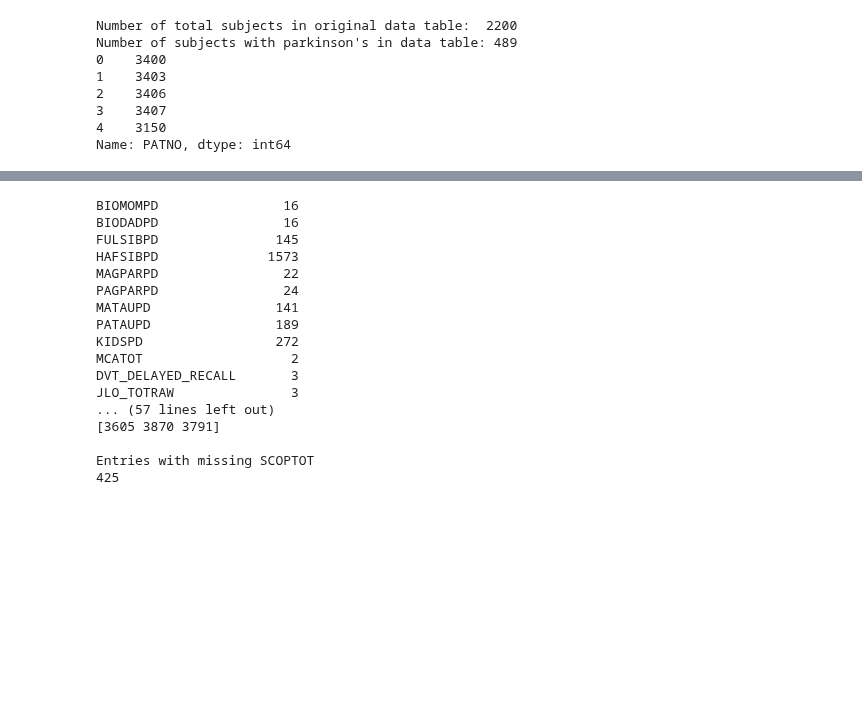
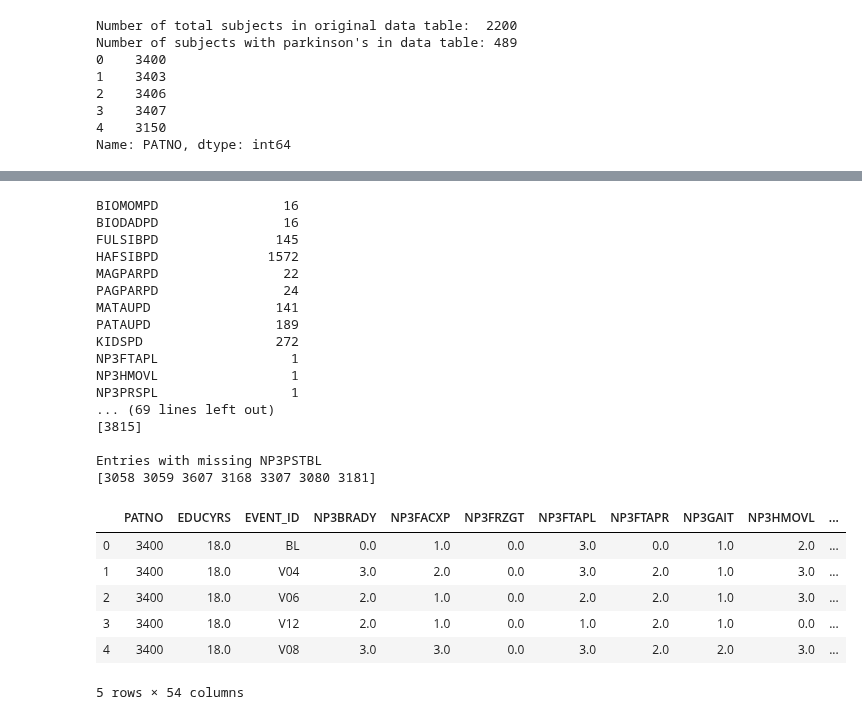
Before and after one commit to Tjersland/Master_2020_Prediction_of_Psychosis_in_Parkinsons_Patients_using_Machine_learning, a Jupyter notebook: Joining_trond.ipynb, the cells around one changed output, grey strips where cells are left out. Cells and saved outputs as stored; diff of their text form; code cells hidden in the pictures; blank space fills up the shorter version.

Commit message:
Update Joining_trond.ipynb
Tremor, Pigd, Dichotomization

```diff
--- a/Joining_trond.ipynb
+++ b/Joining_trond.ipynb
@@ -81,13 +82,14 @@ SCOP = pd.read_csv("Non-motor_Assessments/SCOPA-AUT.csv").loc[:,["PATNO", LED[lo
 
 
 #Importing data tables from motor
-MSU3 = pd.read_csv("Motor___MDS-UPDRS/MDS_UPDRS_Part_III.csv").loc[:,["PATNO", LED[long_flag], "NP3SPCH", "NP3FACXP", \
-    "NP3RIGN", "NP3RIGRU", "NP3RIGRU", "PN3RIGRL", "NP3RIGLL", "NP3FTAPR", "NP3FTAPL", "NP3HMOVR", "NP3HMOVL", "NP3PRSPR", "NP3PRSPL", \
-    "NP3TTAPR", "NP3TTAPL", "NP3TTAPL", "NP3LGAGL", "NP3RISNG", "NP3GAIT", "NP3FRZGT", "NP3PSTBL", "NP3POSTR", "NP3BRADY", "NP3PTRMR", \
-    "NP3PTRML", "NP3KTRMR", "NP3KTRML", "NP3RTARU", "NP3RTALU", "NP3RTARL", "NP3RTALL", "NP3RTALJ", "NP3RTCON", "PD_MED_USE", "PAG_NAME"]]
+MSU3 = pd.read_csv("Motor___MDS-UPDRS/MDS_UPDRS_Part_III.csv").loc[:,["PATNO", LED[long_flag], 'NP3BRADY', 'NP3FACXP', 'NP3FRZGT', \
+    'NP3FTAPL', 'NP3FTAPR', 'NP3GAIT', 'NP3HMOVL', 'NP3HMOVR', 'NP3KTRML', 'NP3KTRMR', 'NP3LGAGL', 'NP3POSTR', 'NP3PRSPL', 'NP3PRSPR', \
+    'NP3PSTBL', 'NP3PTRML', 'NP3PTRMR', 'NP3RIGLL', 'PN3RIGRL', 'NP3RIGN', 'NP3RIGRU', 'NP3RISNG', 'NP3RTALJ', 'NP3RTALL', 'NP3RTALU', \
+    'NP3RTARL', 'NP3RTARU', 'NP3RTCON', 'NP3SPCH', 'NP3TTAPL', 'NP3TTAPR', 'PAG_NAME', 'PD_MED_USE']]
 MSU1 = pd.read_csv("Motor___MDS-UPDRS/MDS_UPDRS_Part_I.csv").loc[:,["PATNO", LED[long_flag], "NP1HALL", "NP1COG"]]
+MSU2 = pd.read_csv ("Motor___MDS-UPDRS/MDS_UPDRS_Part_II__Patient_Questionnaire.csv").loc[:,["PATNO", LED[long_flag], "NP2TRMR", "NP2WALK", "NP2FREZ"]]
 
-
+np
 
 #Importing data tables from subject characteristics
 FMHS = pd.read_csv("_Subject_Characteristics/Family_History__PD_.csv").loc[:,["PATNO", "BIOMOMPD", "BIODADPD", \
@@ -210,6 +271,7 @@ data = data.merge(GDSS, how = "inner", on = ["PATNO", LED[long_flag]])
 data = data.merge(EPSS, how = "inner", on = ["PATNO", LED[long_flag]])
 data = data.merge(SCOP, how = "inner", on = ["PATNO", LED[long_flag]])
 data = data.merge(REMQ, how = "inner", on = ["PATNO", LED[long_flag]])
+data = data.merge(MSU2, how = "inner", on = ["PATNO", LED[long_flag]])
 
 
 #Removing birthdate and project enrollment date and adding age as a function of these two columns
@@ -256,7 +322,7 @@ Number of unique PATNO: 425
 null_columns=data.columns[data.isnull().any()]
 print(data[null_columns].isnull().sum())
 
-print("\nUnique patients entries with BASELINE OR SCREENING")
+print("\nUnique patients entries with BASELINE OR SCREENING") # SCREENING is converted til BASELINE already
 tempdata = data.loc[(data.EVENT_ID == 'BL') | (data.EVENT_ID == "SC")]
 print(tempdata.PATNO.unique().size)
 
@@ -310,21 +376,31 @@ print(data[data['EPSSTOT'].isnull()][["PATNO", LED[long_flag], "EPSSTOT"]].PATNO
 
 print("\nEntries with missing SCOPTOT")
 print(data[data['SCOPTOT'].isnull()][["PATNO", LED[long_flag], "SCOPTOT"]].PATNO.unique().size)
+
+# TREMOR is a score depending on:
+# "NP2TRMR", "NP3PTRMR", "NP3PTRML", "NP3KTRMR", "NP3KTRML", "NP3RTARU", "NP3RTALU", "NP3RTARL", "NP3RTALL", "NP3RTALJ", "NP3RTCON"
+print("\nEntries with missing NP3PTRMR")
+print(data[data['NP3PTRMR'].isnull()][["PATNO", LED[long_flag], "NP3PTRMR"]].PATNO.unique())
+
+# PGID is a score depending on:
+# "NP2WALK", "NP2FREZ", "NP3GAIT", "NP3FRZGT", "NP3PSTBL"
+print("\nEntries with missing NP3PSTBL")
+print(data[data['NP3PSTBL'].isnull()][["PATNO", LED[long_flag], "NP3PSTBL"]].PATNO.unique())
 # %% [output]
 BIOMOMPD                16
 BIODADPD                16
 FULSIBPD               145
-HAFSIBPD              1573
+HAFSIBPD              1572
 MAGPARPD                22
 PAGPARPD                24
 MATAUPD                141
 PATAUPD                189
 KIDSPD                 272
-MCATOT                   2
-DVT_DELAYED_RECALL       3
-JLO_TOTRAW               3
-... (57 lines left out)
-[3605 3870 3791]
+NP3FTAPL                 1
+NP3HMOVL                 1
+NP3PRSPL                 1
+... (69 lines left out)
+[3815]
 
-Entries with missing SCOPTOT
-425
+Entries with missing NP3PSTBL
+[3058 3059 3607 3168 3307 3080 3181]
@@ -330,0 +469,10 @@ Entries with missing SCOPTOT
+# %%
+data.head()
+# %% [output]
+|  | PATNO | EDUCYRS | EVENT_ID | NP3BRADY | NP3FACXP | NP3FRZGT | NP3FTAPL | NP3FTAPR | NP3GAIT | NP3HMOVL | ... |
+| 0 | 3400 | 18.0 | BL | 0.0 | 1.0 | 0.0 | 3.0 | 0.0 | 1.0 | 2.0 | ... |
+| 1 | 3400 | 18.0 | V04 | 3.0 | 2.0 | 0.0 | 3.0 | 2.0 | 1.0 | 3.0 | ... |
+| 2 | 3400 | 18.0 | V06 | 2.0 | 1.0 | 0.0 | 2.0 | 2.0 | 1.0 | 3.0 | ... |
+| 3 | 3400 | 18.0 | V12 | 2.0 | 1.0 | 0.0 | 1.0 | 2.0 | 1.0 | 0.0 | ... |
+| 4 | 3400 | 18.0 | V08 | 3.0 | 3.0 | 0.0 | 3.0 | 2.0 | 2.0 | 3.0 | ... |
+5 rows × 54 columns
```
Also changed, not shown: parts of 5 cells of this notebook.
